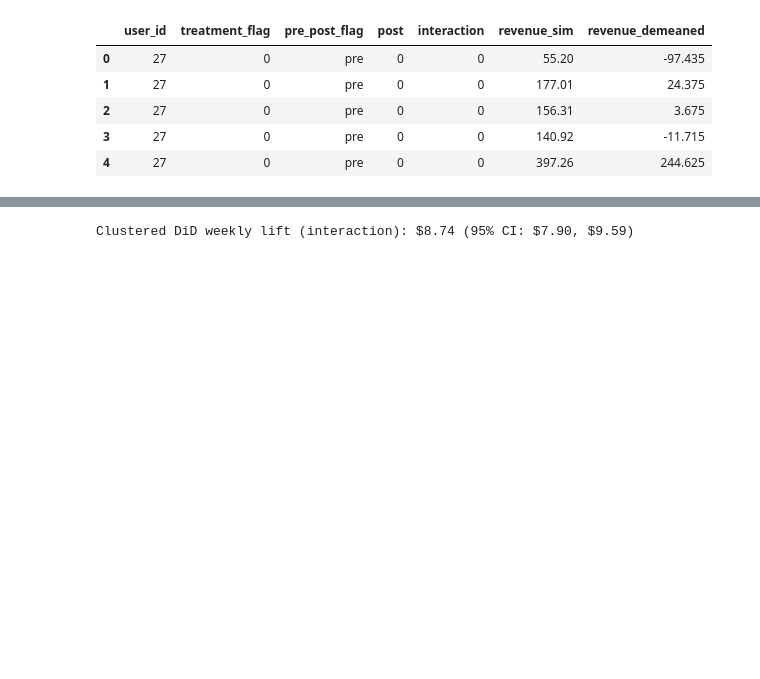
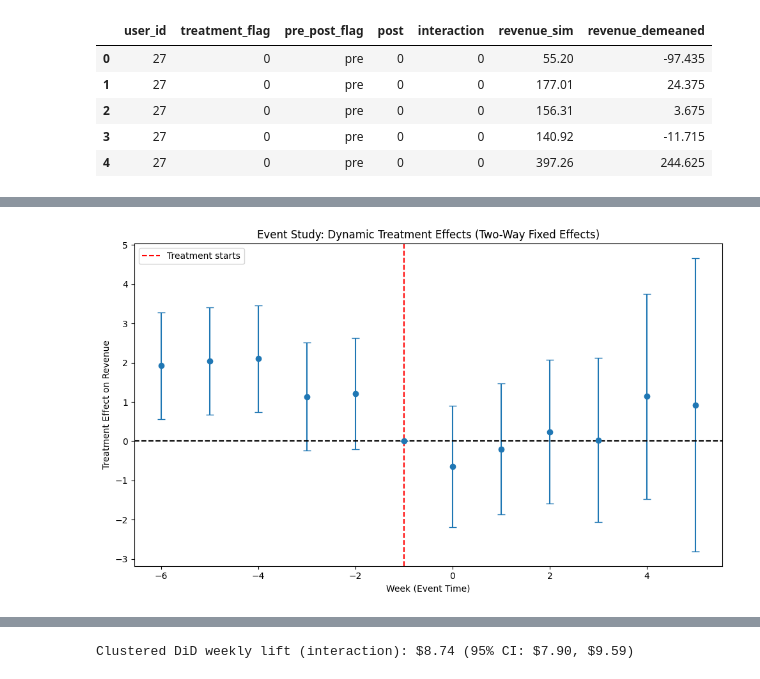
Before and after one commit to tcampayne/targeted-promotion-incrementality-experiment, a Jupyter notebook: analysis/02_inference.ipynb, the cells around one changed output, grey strips where cells are left out. Saved outputs shown, nothing was run; the diff lists cells and outputs as text; code cells hidden in the pictures; blank space fills up the shorter version.

```diff
--- a/analysis/02_inference.ipynb
+++ b/analysis/02_inference.ipynb
@@ -297,0 +404,24 @@ Pre/post averages provide a limited parallel-trends sanity check (two time point
+# %%
+def twfe_residualize(df, col, entity_col="user_id", time_col="event_time"):
+    x = df[col].astype(float)
+    entity_mean = df.groupby(entity_col)[col].transform("mean")
+    time_mean = df.groupby(time_col)[col].transform("mean")
+    overall_mean = x.mean()
+    return x - entity_mean - time_mean + overall_mean
+
+# residualized outcome
+y_tilde = twfe_residualize(df, "revenue_sim")
+
+# residualized interaction regressors
+X_tilde = pd.DataFrame(index=df.index)
+
+for col in interaction_cols:
+    X_tilde[col] = twfe_residualize(df, col)
+
+# run clustered OLS
+event_model = sm.OLS(y_tilde, X_tilde).fit(
+    cov_type="cluster",
+    cov_kwds={"groups": df["user_id"]}
+)
+
+print(event_model.summary())
@@ -297,0 +492,23 @@ Pre/post averages provide a limited parallel-trends sanity check (two time point
+# %%
+plt.figure(figsize=(10, 6))
+
+plt.errorbar(
+    event_results["event_time"],
+    event_results["coef"],
+    yerr=1.96 * event_results["se"],
+    fmt="o",
+    capsize=4
+)
+
+plt.axhline(0, linestyle="--", color="black")
+plt.axvline(-1, linestyle="--", color="red", label="Treatment starts")
+
+plt.xlabel("Week (Event Time)")
+plt.ylabel("Treatment Effect on Revenue")
+plt.title("Event Study: Dynamic Treatment Effects (Two-Way Fixed Effects)")
+
+plt.legend()
+plt.tight_layout()
+plt.show()
+# %% [output]
+[figure, added]
```
Also changed, not shown: parts of 77 cells of this notebook, 4 other files.
